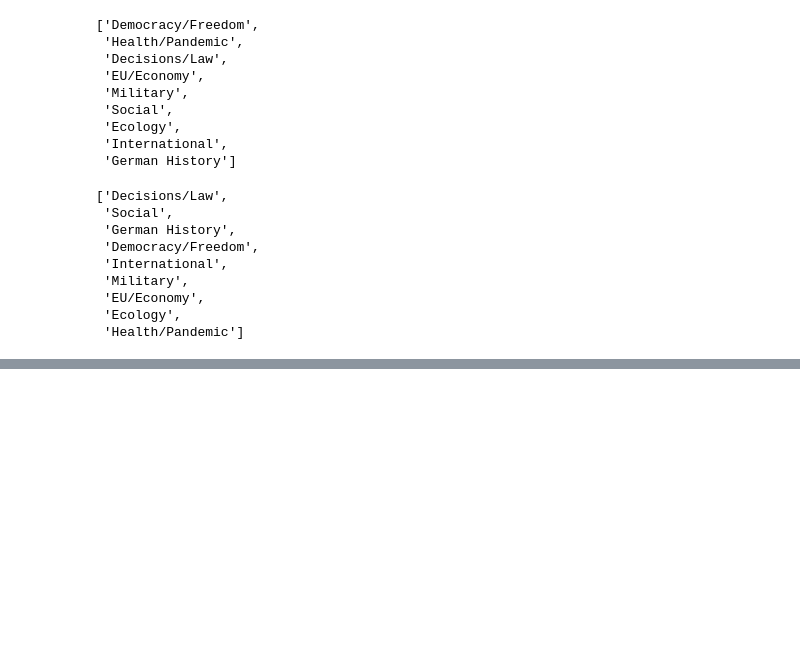
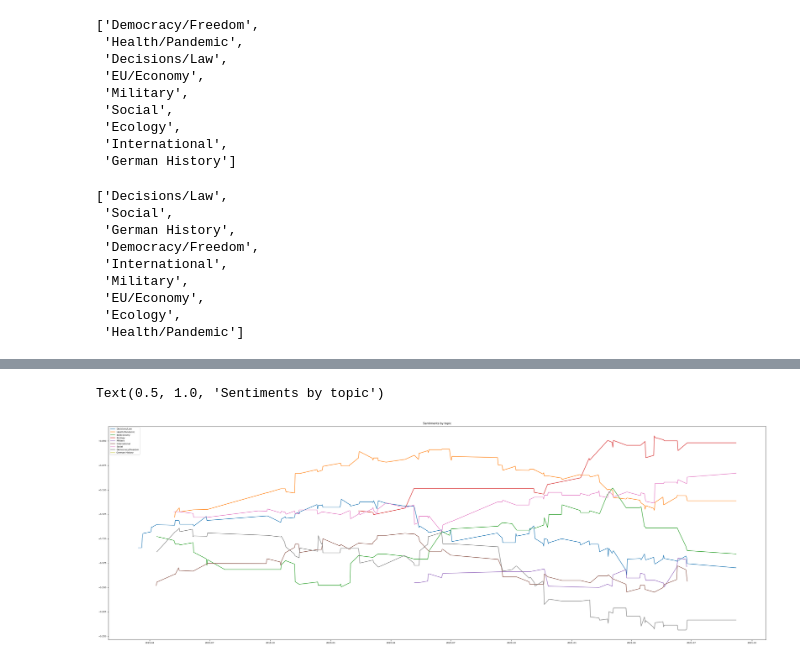
Before and after one commit to nolan1999/bundestag-speeches-analysis, a Jupyter notebook: experiments/expfinal/analysis.ipynb, the cells around one changed output, grey strips where cells are left out. Saved outputs shown, nothing was run; the diff lists cells and outputs as text; code cells hidden in the pictures; blank space fills up the shorter version.

```diff
--- a/experiments/expfinal/analysis.ipynb
+++ b/experiments/expfinal/analysis.ipynb
@@ -238,0 +336,17 @@ ax.fill_between(rolling_df.index.values, rolling_df[topic].values -std, rolling_
+# %%
+fig, ax = plt.subplots(figsize=(30, 10))
+topics = merged_df['topic'].unique()
+
+n_days = 50
+
+for topic in topics:
+    data = merged_df[merged_df['topic'] == topic]
+    ax.plot(
+        data['date'].unique()[n_days:],
+        data.groupby('date').mean()['sentiment_num'].rolling(n_days).mean().tail(-n_days),
+        label=topic)
+ax.legend()
+ax.set_title('Sentiments by topic')
+# %% [output]
+Text(0.5, 1.0, 'Sentiments by topic')
+[figure, added]
```
Also changed, not shown: parts of 36 cells of this notebook, 8 other files.
